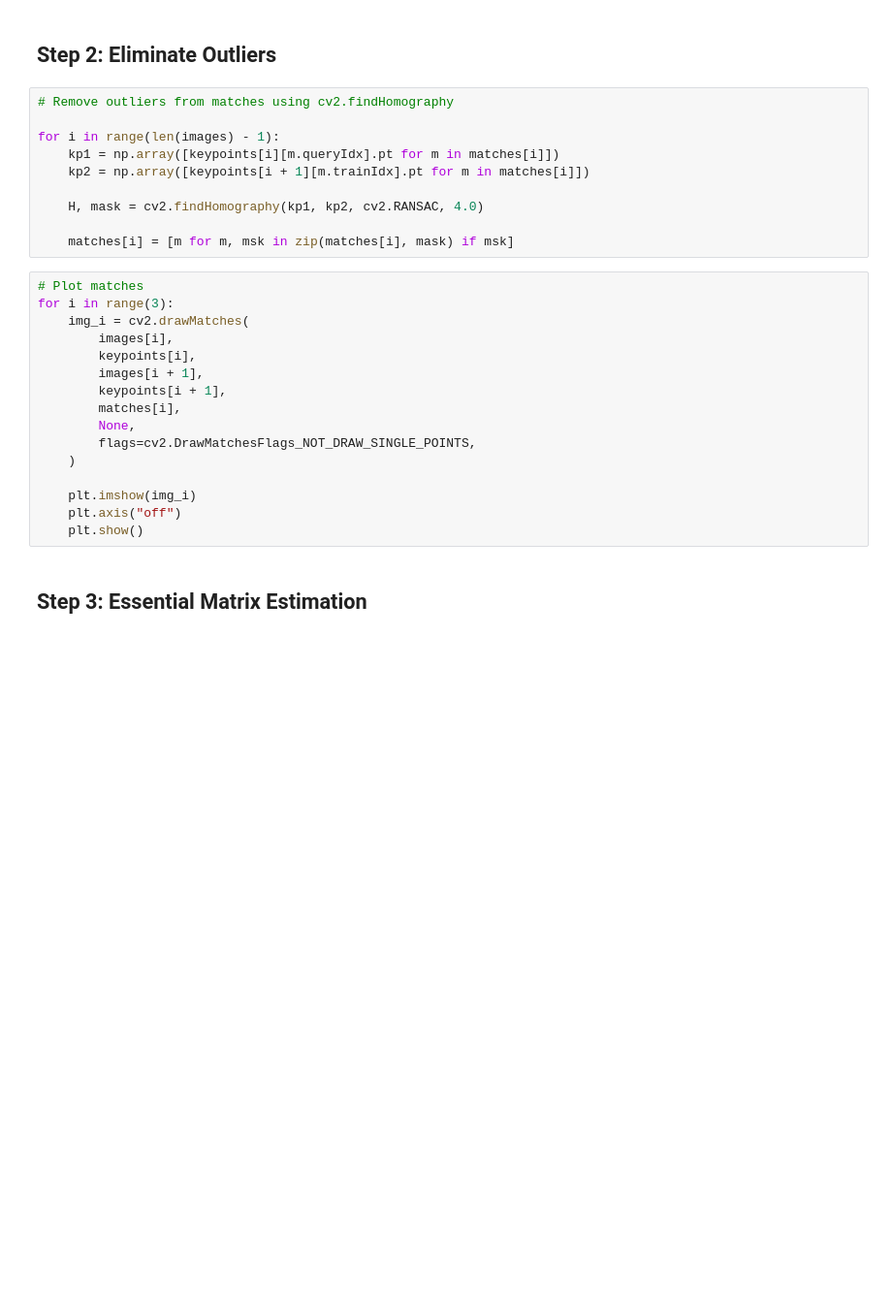
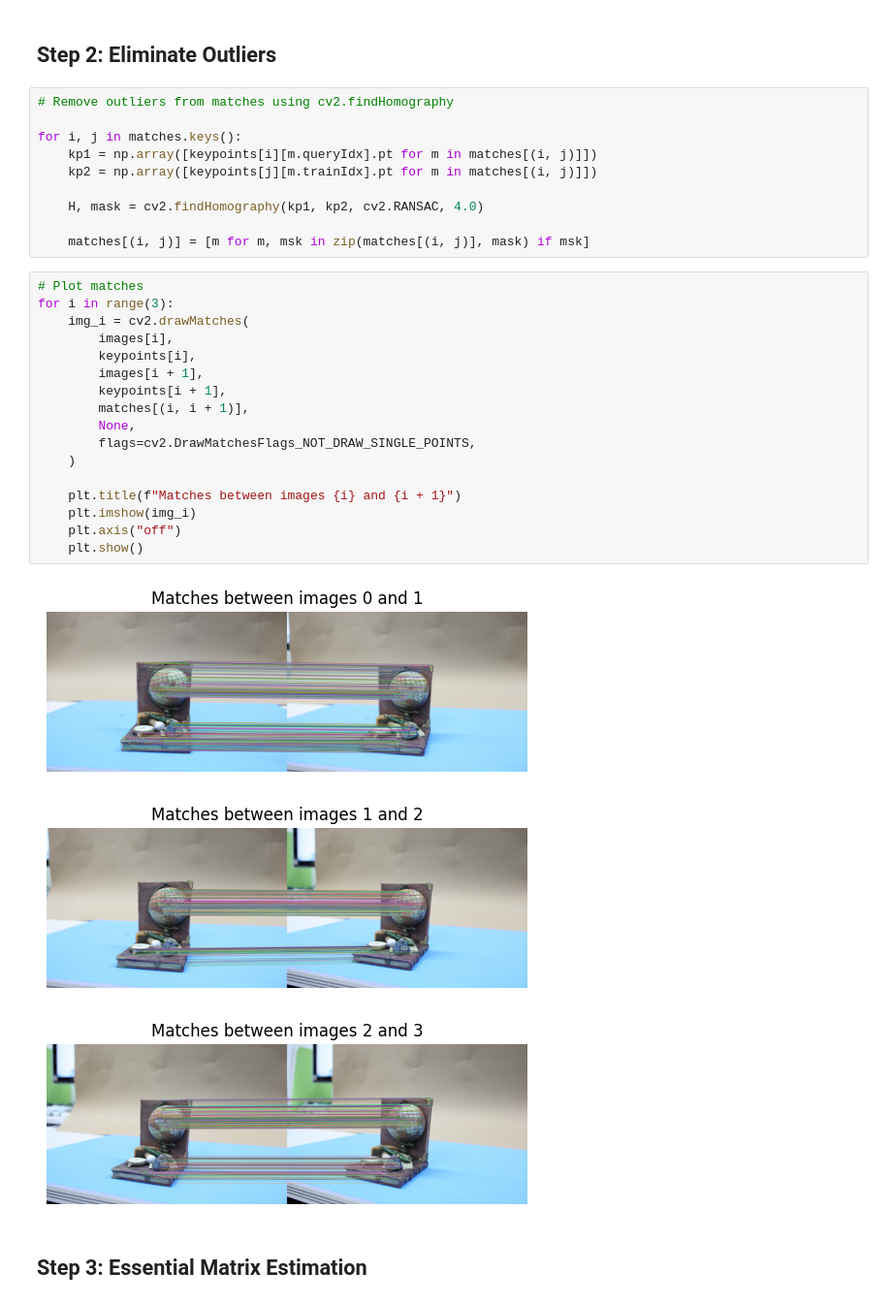
Before and after one commit to josselinonduty/2025-structure-from-motion, a Jupyter notebook: notebook.ipynb, the cells around one changed output. Shown: that part at 97% size. Drawn from its saved outputs; the diff is of its cells as text; blank space fills up the shorter version.

```diff
--- a/notebook.ipynb
+++ b/notebook.ipynb
@@ -65,29 +73,34 @@ for i in range(3):
 # %%
 # Remove outliers from matches using cv2.findHomography
 
-for i in range(len(images) - 1):
-    kp1 = np.array([keypoints[i][m.queryIdx].pt for m in matches[i]])
-    kp2 = np.array([keypoints[i + 1][m.trainIdx].pt for m in matches[i]])
+for i, j in matches.keys():
+    kp1 = np.array([keypoints[i][m.queryIdx].pt for m in matches[(i, j)]])
+    kp2 = np.array([keypoints[j][m.trainIdx].pt for m in matches[(i, j)]])
 
     H, mask = cv2.findHomography(kp1, kp2, cv2.RANSAC, 4.0)
 
-    matches[i] = [m for m, msk in zip(matches[i], mask) if msk]
+    matches[(i, j)] = [m for m, msk in zip(matches[(i, j)], mask) if msk]
 # %%
 # Plot matches
 for i in range(3):
     img_i = cv2.drawMatches(
         images[i],
         keypoints[i],
         images[i + 1],
         keypoints[i + 1],
-        matches[i],
+        matches[(i, i + 1)],
         None,
         flags=cv2.DrawMatchesFlags_NOT_DRAW_SINGLE_POINTS,
     )
 
+    plt.title(f"Matches between images {i} and {i + 1}")
     plt.imshow(img_i)
     plt.axis("off")
     plt.show()
+# %% [output]
+[figure, added]
+[figure, added]
+[figure, added]
 # %% [markdown]
 ## Step 3: Essential Matrix Estimation
 # %%
```
Also changed, not shown: parts of 8 cells of this notebook.
